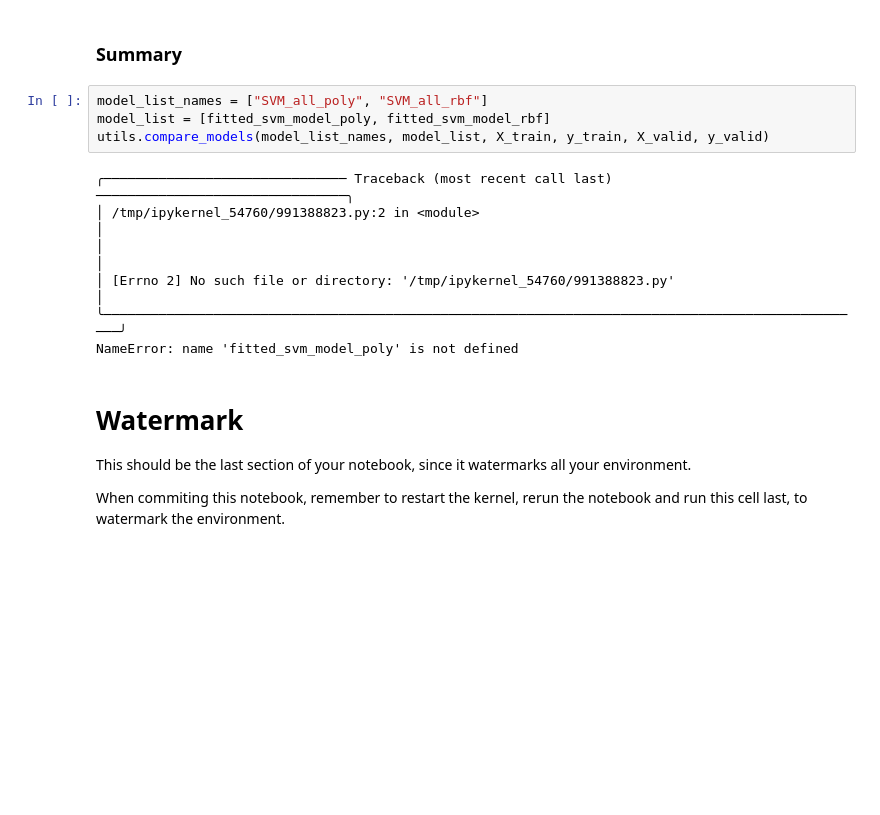
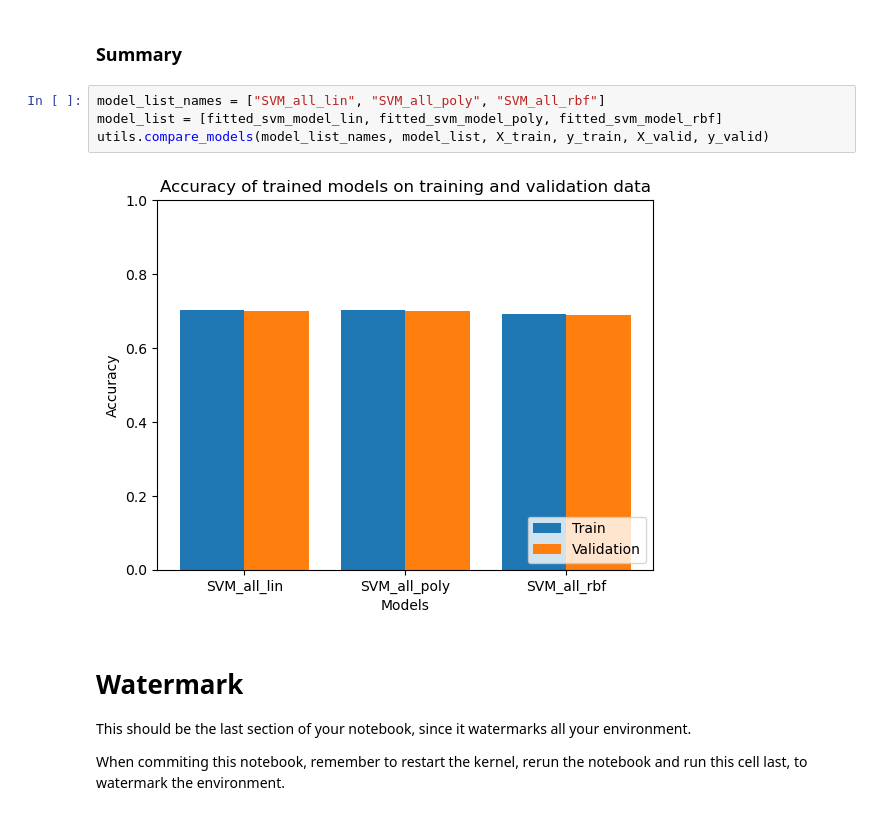
Before and after one commit to mbertani/responsible-datascience-ws, a Jupyter notebook: reproducible-ml/clean_modeling.ipynb, the cells around one changed output. Drawn from its saved outputs; the diff is of its cells as text; blank space fills up the shorter version.

```diff
--- a/reproducible-ml/clean_modeling.ipynb
+++ b/reproducible-ml/clean_modeling.ipynb
@@ -153,16 +131,11 @@ Incuding more features did not make the model much better. Feature engineering w
 # %% [markdown]
 ### Summary
 # %%
-model_list_names = ["SVM_all_poly", "SVM_all_rbf"]
-model_list = [fitted_svm_model_poly, fitted_svm_model_rbf]
+model_list_names = ["SVM_all_lin", "SVM_all_poly", "SVM_all_rbf"]
+model_list = [fitted_svm_model_lin, fitted_svm_model_poly, fitted_svm_model_rbf]
 utils.compare_models(model_list_names, model_list, X_train, y_train, X_valid, y_valid)
 # %% [output]
-╭─────────────────────────────── Traceback (most recent call last) ────────────────────────────────╮
-│ /tmp/ipykernel_54760/991388823.py:2 in <module>                                                  │
-│                                                                                                  │
-│ [Errno 2] No such file or directory: '/tmp/ipykernel_54760/991388823.py'                         │
-╰──────────────────────────────────────────────────────────────────────────────────────────────────╯
-NameError: name 'fitted_svm_model_poly' is not defined
+[figure, added]
 # %% [markdown]
 # Watermark
 
```
Also changed, not shown: parts of 14 cells of this notebook, 2 other files.
